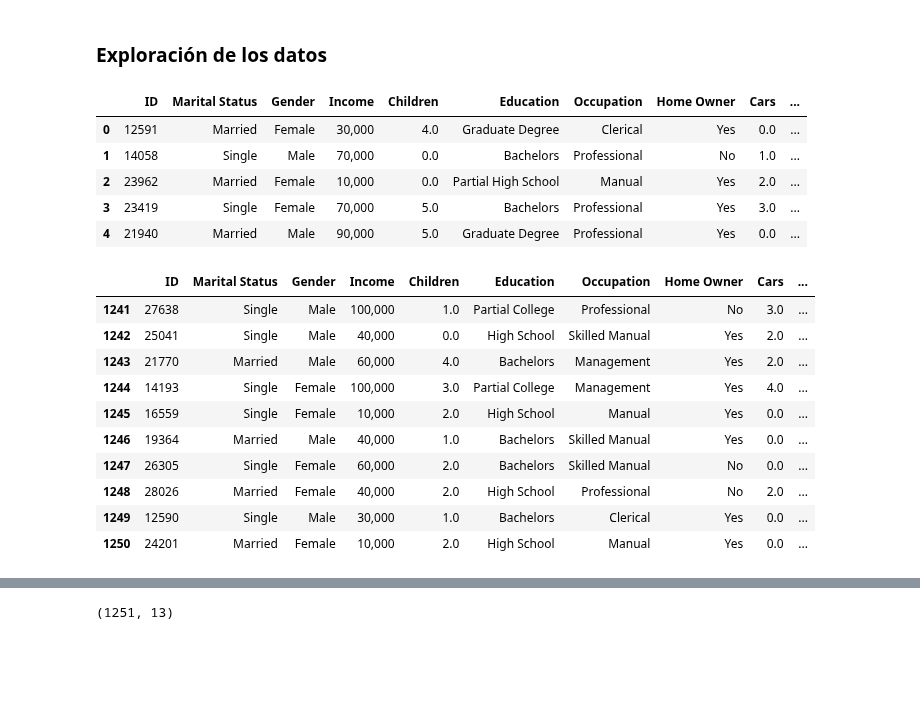
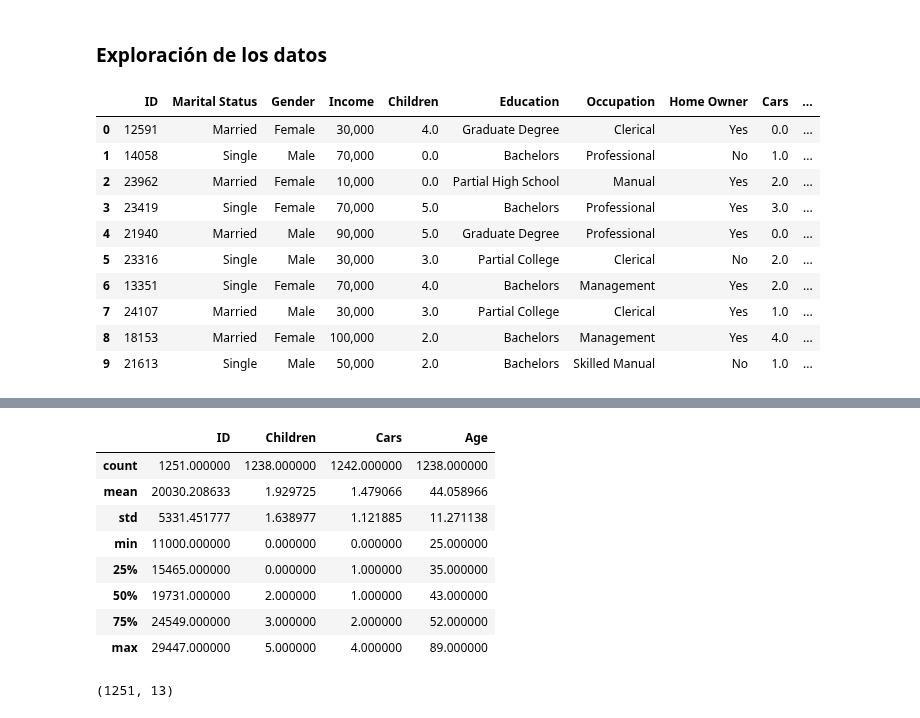
Before and after one commit to A01749694/ActividadLimpiezaDatos, a Jupyter notebook: actividad_datos.ipynb, the cells around one changed output, grey strips where cells are left out. Saved outputs shown, nothing was run; the diff lists cells and outputs as text; code cells hidden in the pictures; blank space fills up the shorter version.

```diff
--- a/actividad_datos.ipynb
+++ b/actividad_datos.ipynb
@@ -14,28 +14,19 @@ import matplotlib.pyplot as plt
 # Cargar el .csv de los datos
 df = pd.read_csv("bike_buyers.csv")
 # %%
-df.head() #Primeros diez datos
+df.head(10) #Primeros diez datos
 # %% [output]
 |  | ID | Marital Status | Gender | Income | Children | Education | Occupation | Home Owner | Cars | ... |
 | 0 | 12591 | Married | Female | 30,000 | 4.0 | Graduate Degree | Clerical | Yes | 0.0 | ... |
 | 1 | 14058 | Single | Male | 70,000 | 0.0 | Bachelors | Professional | No | 1.0 | ... |
 | 2 | 23962 | Married | Female | 10,000 | 0.0 | Partial High School | Manual | Yes | 2.0 | ... |
 | 3 | 23419 | Single | Female | 70,000 | 5.0 | Bachelors | Professional | Yes | 3.0 | ... |
 | 4 | 21940 | Married | Male | 90,000 | 5.0 | Graduate Degree | Professional | Yes | 0.0 | ... |
+| 5 | 23316 | Single | Male | 30,000 | 3.0 | Partial College | Clerical | No | 2.0 | ... |
+| 6 | 13351 | Single | Female | 70,000 | 4.0 | Bachelors | Management | Yes | 2.0 | ... |
+| 7 | 24107 | Married | Male | 30,000 | 3.0 | Partial College | Clerical | Yes | 1.0 | ... |
+| 8 | 18153 | Married | Female | 100,000 | 2.0 | Bachelors | Management | Yes | 4.0 | ... |
+| 9 | 21613 | Single | Male | 50,000 | 2.0 | Bachelors | Skilled Manual | No | 1.0 | ... |
-# %%
-df.tail(10) #Ultimos diez datos
-# %% [output]
-|  | ID | Marital Status | Gender | Income | Children | Education | Occupation | Home Owner | Cars | ... |
-| 1241 | 27638 | Single | Male | 100,000 | 1.0 | Partial College | Professional | No | 3.0 | ... |
-| 1242 | 25041 | Single | Male | 40,000 | 0.0 | High School | Skilled Manual | Yes | 2.0 | ... |
-| 1243 | 21770 | Married | Male | 60,000 | 4.0 | Bachelors | Management | Yes | 2.0 | ... |
-| 1244 | 14193 | Single | Female | 100,000 | 3.0 | Partial College | Management | Yes | 4.0 | ... |
-| 1245 | 16559 | Single | Female | 10,000 | 2.0 | High School | Manual | Yes | 0.0 | ... |
-| 1246 | 19364 | Married | Male | 40,000 | 1.0 | Bachelors | Skilled Manual | Yes | 0.0 | ... |
-| 1247 | 26305 | Single | Female | 60,000 | 2.0 | Bachelors | Skilled Manual | No | 0.0 | ... |
-| 1248 | 28026 | Married | Female | 40,000 | 2.0 | High School | Professional | No | 2.0 | ... |
-| 1249 | 12590 | Single | Male | 30,000 | 1.0 | Bachelors | Clerical | Yes | 0.0 | ... |
-| 1250 | 24201 | Married | Female | 10,000 | 2.0 | High School | Manual | Yes | 0.0 | ... |
 # %%
 df.info() #Información de los datos del .csv
 # %% [output]
@@ -59,6 +50,19 @@ Data columns (total 13 columns):
  12  Purchased Bike    1251 non-null   object
 dtypes: float64(3), int64(1), object(9)
 memory usage: 127.2+ KB
+# %%
+# Describir de forma general los datos
+df.describe()
+# %% [output]
+|  | ID | Children | Cars | Age |
+| count | 1251.000000 | 1238.000000 | 1242.000000 | 1238.000000 |
+| mean | 20030.208633 | 1.929725 | 1.479066 | 44.058966 |
+| std | 5331.451777 | 1.638977 | 1.121885 | 11.271138 |
+| min | 11000.000000 | 0.000000 | 0.000000 | 25.000000 |
+| 25% | 15465.000000 | 0.000000 | 1.000000 | 35.000000 |
+| 50% | 19731.000000 | 2.000000 | 1.000000 | 43.000000 |
+| 75% | 24549.000000 | 3.000000 | 2.000000 | 52.000000 |
+| max | 29447.000000 | 5.000000 | 4.000000 | 89.000000 |
 # %%
 df.shape #Imprime cantidad de filas y columnas
 # %% [output]
```
Also changed, not shown: parts of 24 cells of this notebook, 1 other file.
